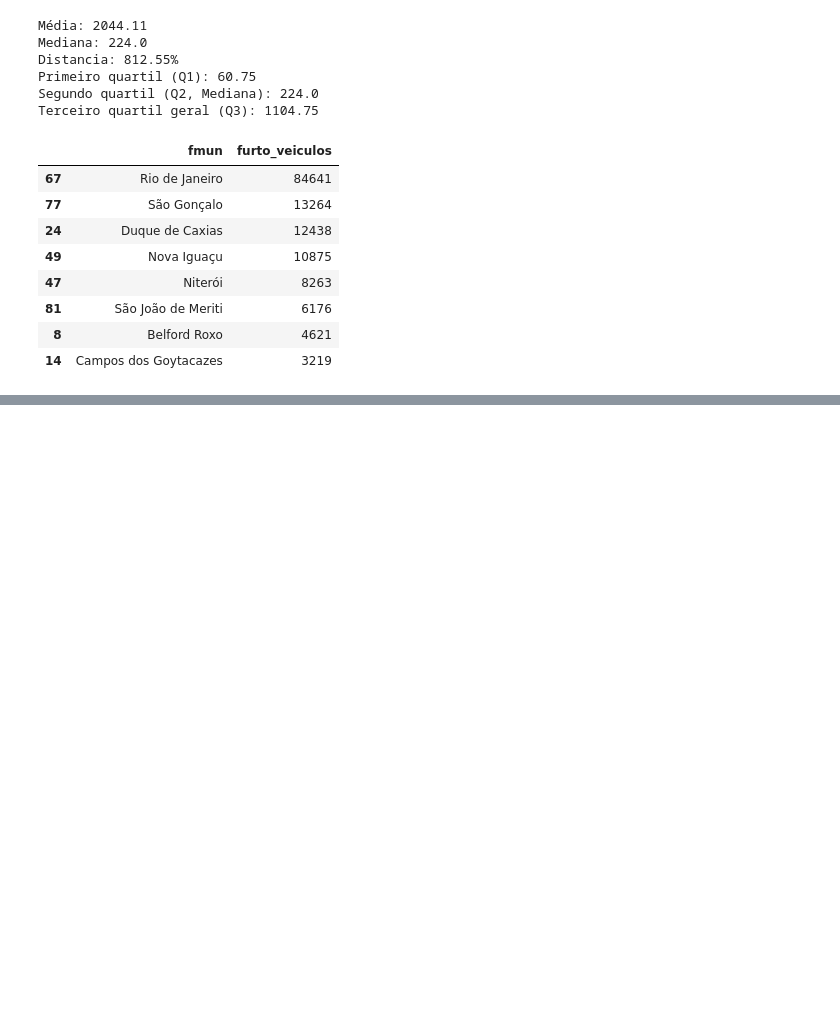
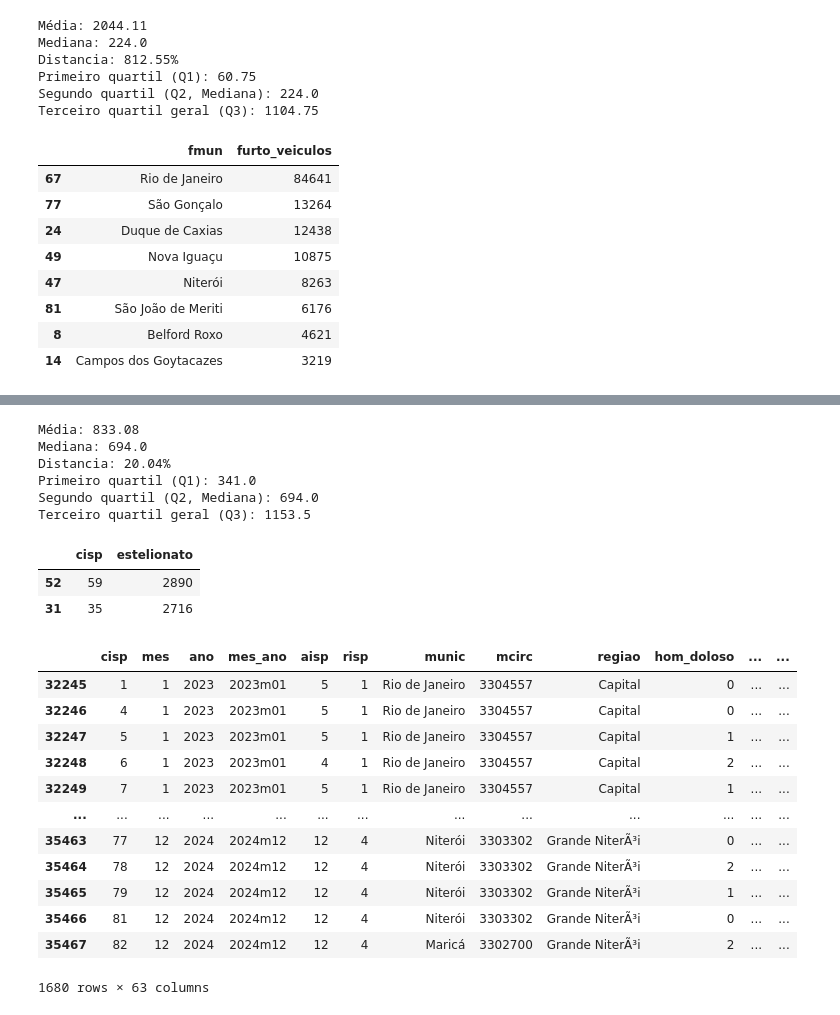
Before and after one commit to leticyanunes/Repo_Senac, a Jupyter notebook: outliers.ipynb, the cells around one changed output, grey strips where cells are left out. Saved outputs shown, nothing was run; the diff lists cells and outputs as text; code cells hidden in the pictures; blank space fills up the shorter version.

Commit message:
outliers atualizaçao

```diff
--- a/outliers.ipynb
+++ b/outliers.ipynb
@@ -127,0 +220,52 @@ furtos_municipio.sort_values(by = 'furto_veiculos', ascending= False)
+# %%
+mediana = np.median(estelionato_primeira_array)
+media = np.mean(estelionato_primeira_array)
+
+q1 = np.percentile(estelionato_primeira_array, 25)
+q2 = np.percentile(estelionato_primeira_array, 50)
+q3 = np.percentile(estelionato_primeira_array, 75)
+distancia = (media - mediana) / mediana
+iqr = q3 - q1
+limite_superior = q3 + (1.5 * iqr)
+limite_inferior = q1 - (1.5 * iqr)
+
+print(f'Média: {media:.2f}')
+print(f'Mediana: {mediana}')
+print(f'Distancia: {distancia * 100:.2f}%')
+print(f'Primeiro quartil (Q1): {q1}')
+print(f'Segundo quartil (Q2, Mediana): {q2}')
+print(f'Terceiro quartil geral (Q3): {q3}')
+# %% [output]
+Média: 833.08
+Mediana: 694.0
+Distancia: 20.04%
+Primeiro quartil (Q1): 341.0
+Segundo quartil (Q2, Mediana): 694.0
+Terceiro quartil geral (Q3): 1153.5
+# %%
+outlier_primeira = estelionato_primeira.loc[estelionato_primeira['estelionato'] >= limite_superior]
+outlier_primeira.sort_values(by = 'estelionato', ascending= False)
+
+# 59 - duque de caxias
+# 35 - campo grande
+# %% [output]
+|  | cisp | estelionato |
+| 52 | 59 | 2890 |
+| 31 | 35 | 2716 |
+# %%
+segunda_gestao = regiao[(regiao ['ano'] == 2023) | (regiao['ano'] == 2024)]
+segunda_gestao
+# %% [output]
+|  | cisp | mes | ano | mes_ano | aisp | risp | munic | mcirc | regiao | hom_doloso | ... | ... |
+| 32245 | 1 | 1 | 2023 | 2023m01 | 5 | 1 | Rio de Janeiro | 3304557 | Capital | 0 | ... | ... |
+| 32246 | 4 | 1 | 2023 | 2023m01 | 5 | 1 | Rio de Janeiro | 3304557 | Capital | 0 | ... | ... |
+| 32247 | 5 | 1 | 2023 | 2023m01 | 5 | 1 | Rio de Janeiro | 3304557 | Capital | 1 | ... | ... |
+| 32248 | 6 | 1 | 2023 | 2023m01 | 4 | 1 | Rio de Janeiro | 3304557 | Capital | 2 | ... | ... |
+| 32249 | 7 | 1 | 2023 | 2023m01 | 5 | 1 | Rio de Janeiro | 3304557 | Capital | 1 | ... | ... |
+| ... | ... | ... | ... | ... | ... | ... | ... | ... | ... | ... | ... | ... |
+| 35463 | 77 | 12 | 2024 | 2024m12 | 12 | 4 | Niterói | 3303302 | Grande NiterÃ³i | 0 | ... | ... |
+| 35464 | 78 | 12 | 2024 | 2024m12 | 12 | 4 | Niterói | 3303302 | Grande NiterÃ³i | 2 | ... | ... |
+| 35465 | 79 | 12 | 2024 | 2024m12 | 12 | 4 | Niterói | 3303302 | Grande NiterÃ³i | 1 | ... | ... |
+| 35466 | 81 | 12 | 2024 | 2024m12 | 12 | 4 | Niterói | 3303302 | Grande NiterÃ³i | 0 | ... | ... |
+| 35467 | 82 | 12 | 2024 | 2024m12 | 12 | 4 | Maricá | 3302700 | Grande NiterÃ³i | 2 | ... | ... |
+1680 rows × 63 columns
```
Also changed, not shown: parts of 11 cells of this notebook, 1 other file.
